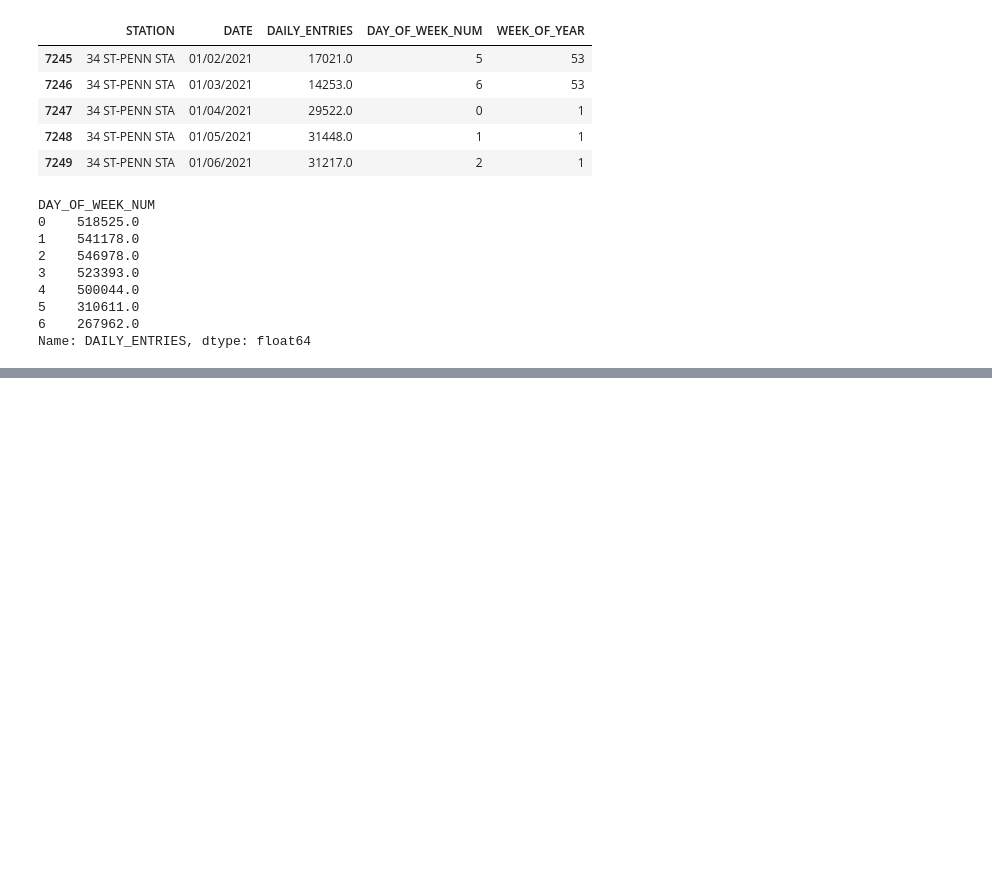
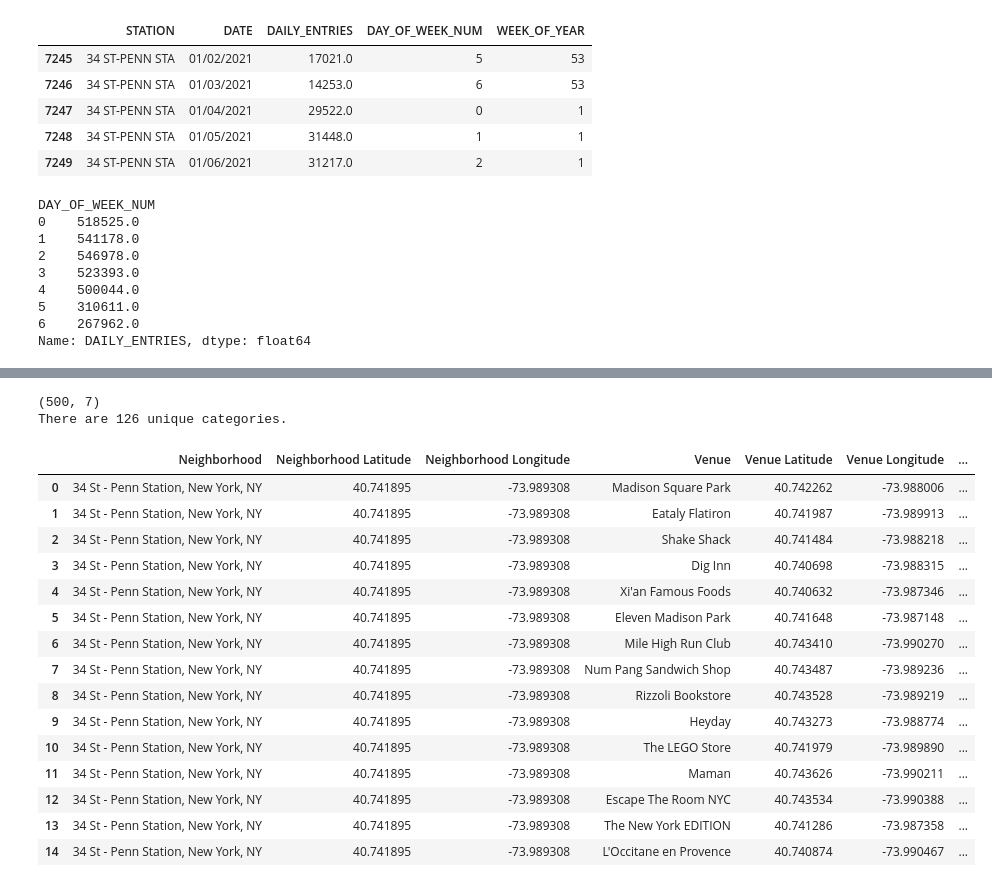
Before and after one commit to luongtruong77/EDA-project, a Jupyter notebook: EDA-project.ipynb, the cells around one changed output, grey strips where cells are left out. Saved outputs shown, nothing was run; the diff lists cells and outputs as text; code cells hidden in the pictures; blank space fills up the shorter version.

Commit message:
add the map and get near by venues

```diff
--- a/EDA-project.ipynb
+++ b/EDA-project.ipynb
@@ -609,0 +640,22 @@ plt.savefig("top_5_barchart.png")
+# %%
+new_york_map = folium.Map(location=[40.741895, -73.989308], zoom_start=12)
+
+# set color scheme for the clusters
+x = np.arange(5)
+ys = [i + x + (i*x)**2 for i in range(5)]
+colors_array = cm.rainbow(np.linspace(0, 1, len(ys)))
+rainbow = [colors.rgb2hex(i) for i in colors_array]
+
+# add markers to the map
+markers_colors = []
+for i, lat, lon, poi in zip(range(5), neighborhood_df.latitude, neighborhood_df.longitude, neighborhood_df.index):
+    label = folium.Popup(str(poi) + ' : ' + str(station_totals.DAILY_ENTRIES[i]), parse_html=True)
+    folium.CircleMarker(
+        [lat, lon],
+        radius=30* station_totals.DAILY_ENTRIES[i] / station_totals.DAILY_ENTRIES.max(),
+        popup=label,
+        color=rainbow[i],
+        fill=True,
+        fill_color=rainbow[i],
+        fill_opacity=2).add_to(new_york_map)
+new_york_map
@@ -961,0 +1036,26 @@ for i in range(5):
+# %%
+new_york_venues = getNearbyVenues(names=neighborhood_df.index,
+                                  latitudes=neighborhood_df.latitude,
+                                  longitudes=neighborhood_df.longitude)
+print(new_york_venues.shape)
+print('There are {} unique categories.'.format(len(new_york_venues['Venue Category'].unique())))
+new_york_venues.head(15)
+# %% [output]
+(500, 7)
+There are 126 unique categories.
+|  | Neighborhood | Neighborhood Latitude | Neighborhood Longitude | Venue | Venue Latitude | Venue Longitude | ... |
+| 0 | 34 St - Penn Station, New York, NY | 40.741895 | -73.989308 | Madison Square Park | 40.742262 | -73.988006 | ... |
+| 1 | 34 St - Penn Station, New York, NY | 40.741895 | -73.989308 | Eataly Flatiron | 40.741987 | -73.989913 | ... |
+| 2 | 34 St - Penn Station, New York, NY | 40.741895 | -73.989308 | Shake Shack | 40.741484 | -73.988218 | ... |
+| 3 | 34 St - Penn Station, New York, NY | 40.741895 | -73.989308 | Dig Inn | 40.740698 | -73.988315 | ... |
+| 4 | 34 St - Penn Station, New York, NY | 40.741895 | -73.989308 | Xi'an Famous Foods | 40.740632 | -73.987346 | ... |
+| 5 | 34 St - Penn Station, New York, NY | 40.741895 | -73.989308 | Eleven Madison Park | 40.741648 | -73.987148 | ... |
+| 6 | 34 St - Penn Station, New York, NY | 40.741895 | -73.989308 | Mile High Run Club | 40.743410 | -73.990270 | ... |
+| 7 | 34 St - Penn Station, New York, NY | 40.741895 | -73.989308 | Num Pang Sandwich Shop | 40.743487 | -73.989236 | ... |
+| 8 | 34 St - Penn Station, New York, NY | 40.741895 | -73.989308 | Rizzoli Bookstore | 40.743528 | -73.989219 | ... |
+| 9 | 34 St - Penn Station, New York, NY | 40.741895 | -73.989308 | Heyday | 40.743273 | -73.988774 | ... |
+| 10 | 34 St - Penn Station, New York, NY | 40.741895 | -73.989308 | The LEGO Store | 40.741979 | -73.989890 | ... |
+| 11 | 34 St - Penn Station, New York, NY | 40.741895 | -73.989308 | Maman | 40.743626 | -73.990211 | ... |
+| 12 | 34 St - Penn Station, New York, NY | 40.741895 | -73.989308 | Escape The Room NYC | 40.743534 | -73.990388 | ... |
+| 13 | 34 St - Penn Station, New York, NY | 40.741895 | -73.989308 | The New York EDITION | 40.741286 | -73.987358 | ... |
+| 14 | 34 St - Penn Station, New York, NY | 40.741895 | -73.989308 | L'Occitane en Provence | 40.740874 | -73.990467 | ... |
```
Also changed, not shown: parts of 17 cells of this notebook.
